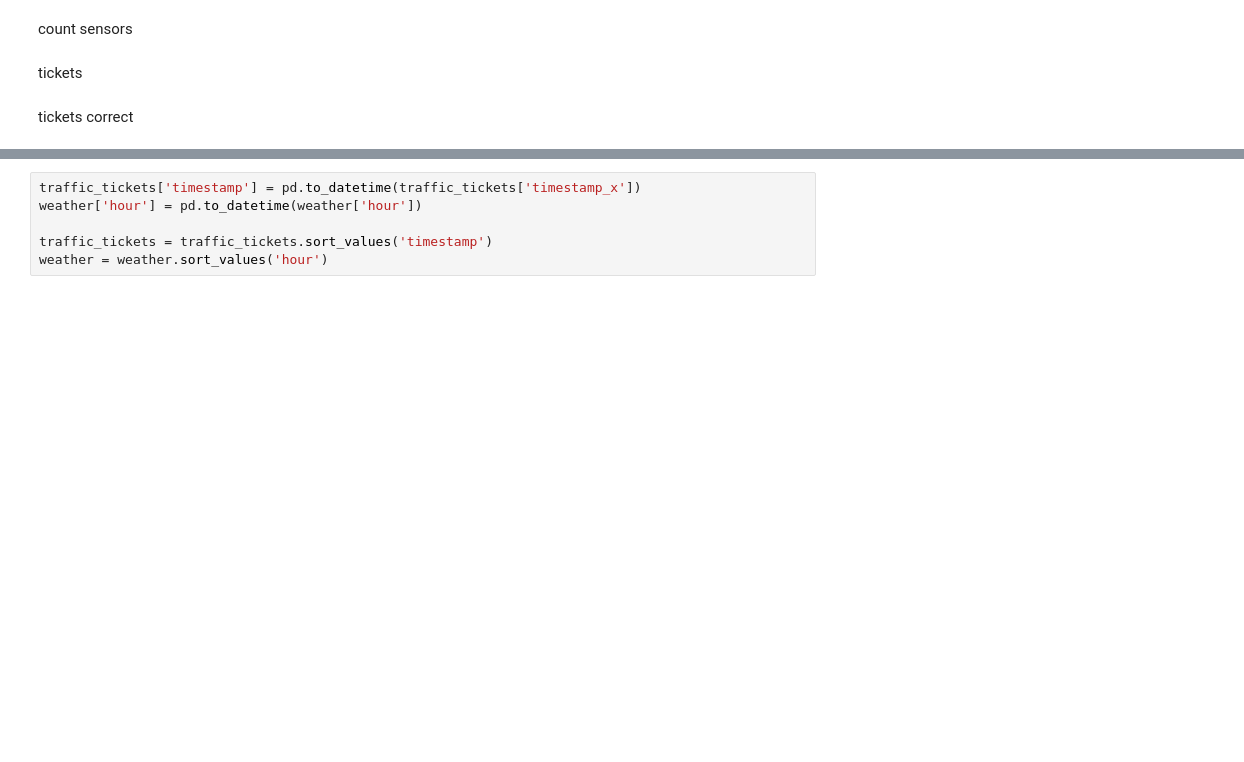
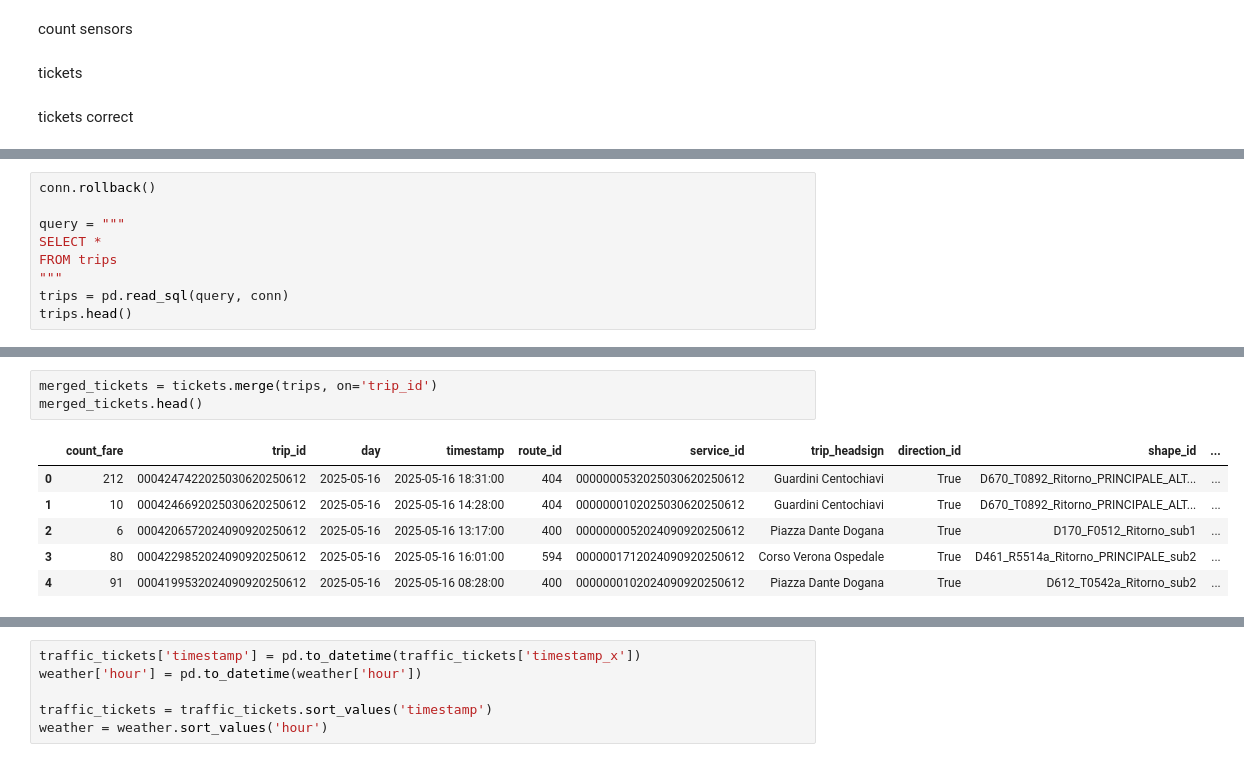
Before and after one commit to anthony-tricarico/BDTProject, a Jupyter notebook: notebooks/MLmodels.ipynb, the cells around one changed output, grey strips where cells are left out. Cells and saved outputs as stored; diff of their text form; blank space fills up the shorter version.

```diff
--- a/notebooks/MLmodels.ipynb
+++ b/notebooks/MLmodels.ipynb
@@ -43,0 +44,9 @@ tickets.head()
+# %%
+conn.rollback()
+
+query = """
+SELECT *
+FROM trips
+"""
+trips = pd.read_sql(query, conn)
+trips.head()
@@ -44,3 +60,13 @@ tickets.head()
+# %%
+merged_tickets = tickets.merge(trips, on='trip_id')
+merged_tickets.head()
+# %% [output]
+|  | count_fare | trip_id | day | timestamp | route_id | service_id | trip_headsign | direction_id | shape_id | ... |
+| 0 | 212 | 0004247422025030620250612 | 2025-05-16 | 2025-05-16 18:31:00 | 404 | 0000000532025030620250612 | Guardini Centochiavi | True | D670_T0892_Ritorno_PRINCIPALE_ALT... | ... |
+| 1 | 10 | 0004246692025030620250612 | 2025-05-16 | 2025-05-16 14:28:00 | 404 | 0000000102025030620250612 | Guardini Centochiavi | True | D670_T0892_Ritorno_PRINCIPALE_ALT... | ... |
+| 2 | 6 | 0004206572024090920250612 | 2025-05-16 | 2025-05-16 13:17:00 | 400 | 0000000052024090920250612 | Piazza Dante Dogana | True | D170_F0512_Ritorno_sub1 | ... |
+| 3 | 80 | 0004229852024090920250612 | 2025-05-16 | 2025-05-16 16:01:00 | 594 | 0000001712024090920250612 | Corso Verona Ospedale | True | D461_R5514a_Ritorno_PRINCIPALE_sub2 | ... |
+| 4 | 91 | 0004199532024090920250612 | 2025-05-16 | 2025-05-16 08:28:00 | 400 | 0000000102024090920250612 | Piazza Dante Dogana | True | D612_T0542a_Ritorno_sub2 | ... |
 # %%
 conn.rollback()
 
```
Also changed, not shown: parts of 9 cells of this notebook, 4 other files.
